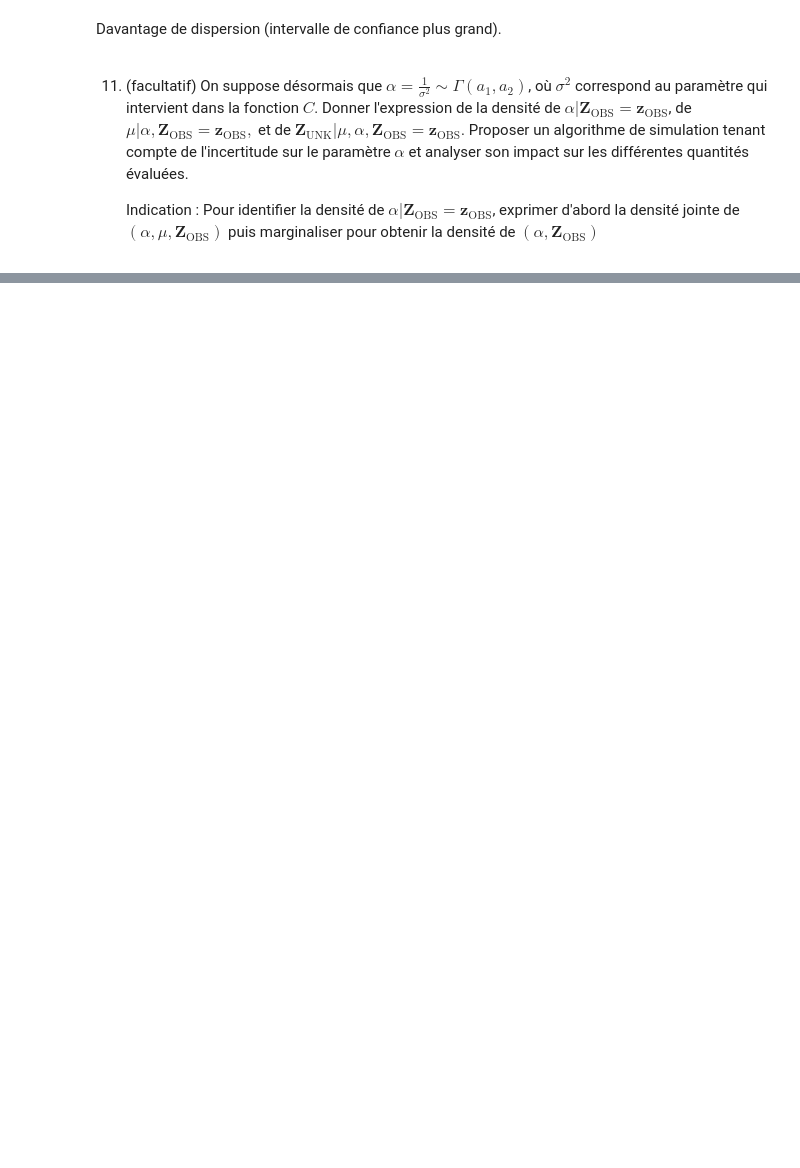
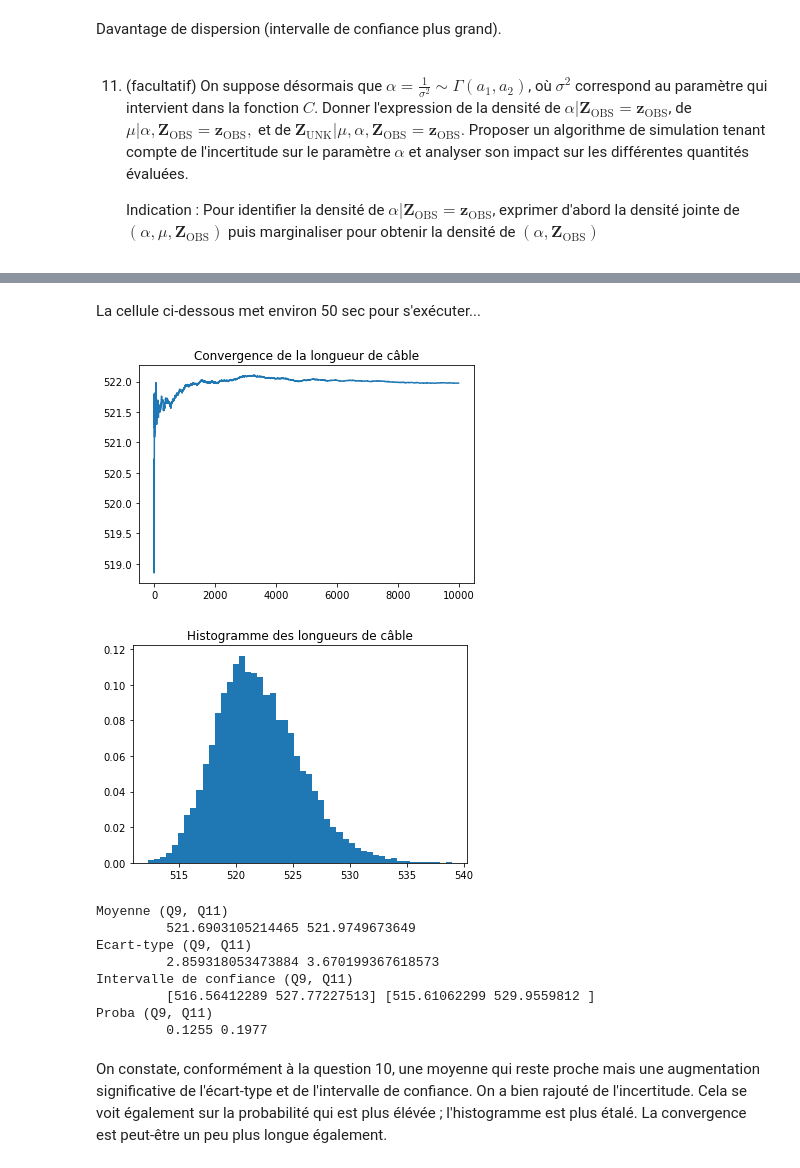
Before and after one commit to florian6973/proba-cable, a Jupyter notebook: Projet numérique de Probabilités 2021.ipynb, the cells around one changed output, grey strips where cells are left out. Cells and saved outputs as stored; diff of their text form; code cells hidden in the pictures; blank space fills up the shorter version.

```diff
--- a/Projet numérique de Probabilités 2021.ipynb
+++ b/Projet numérique de Probabilités 2021.ipynb
@@ -715,0 +710,43 @@ SyntaxError: invalid syntax (<ipython-input-38-1948e77dc86e>, line 1)
+# %% [markdown]
+La cellule ci-dessous met environ 50 sec pour s'exécuter...
+# %%
+K=10000
+
+result = np.zeros(K)
+for i in range(K):
+    allval3[unknown_indexes]=couple_bar(False)
+    result[i]=length(allval3,Delta)
+    #if (i%1000 == 0):
+    #    print(i)
+
+Ln4 = sum(result)/K
+sigman4 = np.std(result)
+ic4 = np.quantile(result,[0.025,0.975])
+pm4 = np.mean(result>525)
+
+indice_simu = 1 + np.arange(K)
+plt.plot(indice_simu,np.cumsum(result)/indice_simu)
+plt.title("Convergence de la longueur de câble")
+plt.show()
+
+plt.hist(result,50,density=True)
+plt.title("Histogramme des longueurs de câble")
+plt.show()
+
+print("Moyenne (Q9, Q11)", "\n\t", Ln3, Ln4)
+print("Ecart-type (Q9, Q11)", "\n\t", sigman3, sigman4)
+print("Intervalle de confiance (Q9, Q11)", "\n\t", ic3, ic4)
+print("Proba (Q9, Q11)", "\n\t", pm3, pm4)
+# %% [output]
+[figure, added]
+[figure, added]
+Moyenne (Q9, Q11)
+         521.6903105214465 521.9749673649
+Ecart-type (Q9, Q11)
+         2.859318053473884 3.670199367618573
+Intervalle de confiance (Q9, Q11)
+         [516.56412289 527.77227513] [515.61062299 529.9559812 ]
+Proba (Q9, Q11)
+         0.1255 0.1977
+# %% [markdown]
+On constate, conformément à la question 10, une moyenne qui reste proche mais une augmentation significative de l'écart-type et de l'intervalle de confiance. On a bien rajouté de l'incertitude. Cela se voit également sur la probabilité qui est plus élévée ; l'histogramme est plus étalé. La convergence est peut-être un peu plus longue également.
```
Also changed, not shown: parts of 46 cells of this notebook.
